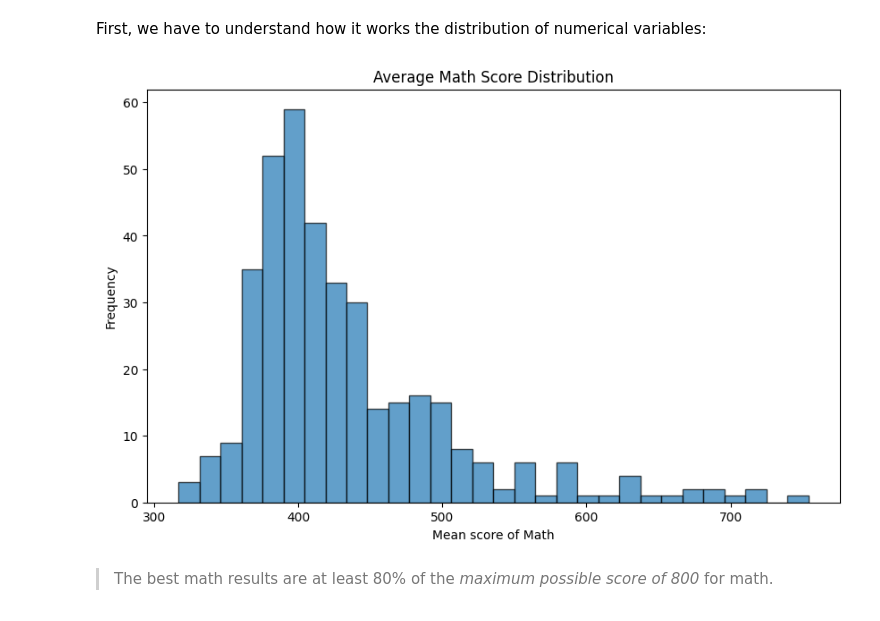
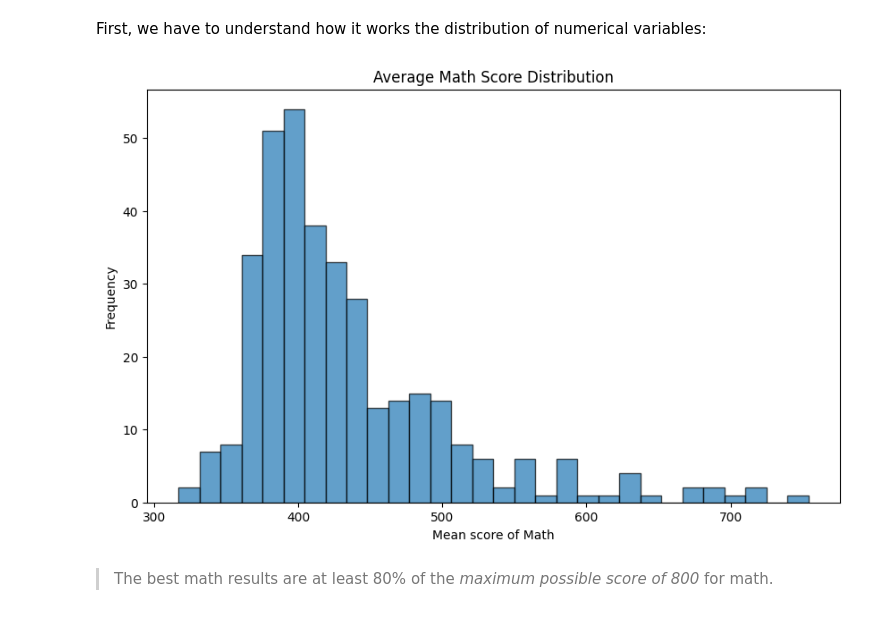
Before and after one commit to engjoaofaro/nyc_public_school_case, a Jupyter notebook: notebook.ipynb, the cells around one changed output. Drawn from its saved outputs; the diff is of its cells as text; code cells hidden in the pictures.

Commit message:
add the best math results

```diff
--- a/notebook.ipynb
+++ b/notebook.ipynb
@@ -123,13 +123,13 @@ First, we have to understand how it works the distribution of numerical variable
 # %%
 # Schools distribution of Math score
 plt.figure(figsize=(10, 6))
-plt.hist(schools['average_math'], bins=30, alpha=0.7, edgecolor='black')
+plt.hist(schools_without_nans['average_math'], bins=30, alpha=0.7, edgecolor='black')
 plt.title('Average Math Score Distribution')
 plt.xlabel('Mean score of Math')
 plt.ylabel('Frequency')
 plt.show()
 # %% [output]
-[figure, old version]
+[figure, new version]
 # %% [markdown]
 > The best math results are at least 80% of the *maximum possible score of 800* for math.
 # %%
```
Also changed, not shown: parts of 2 cells of this notebook.
